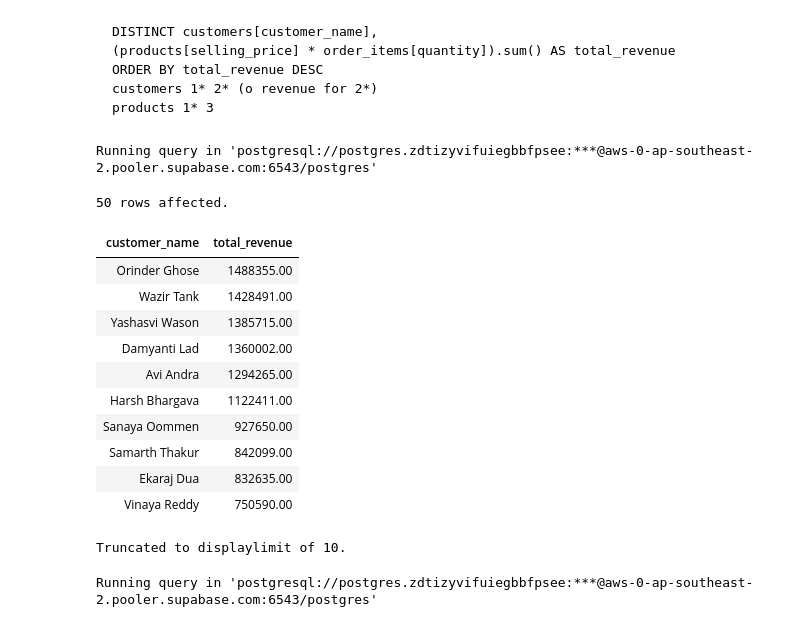
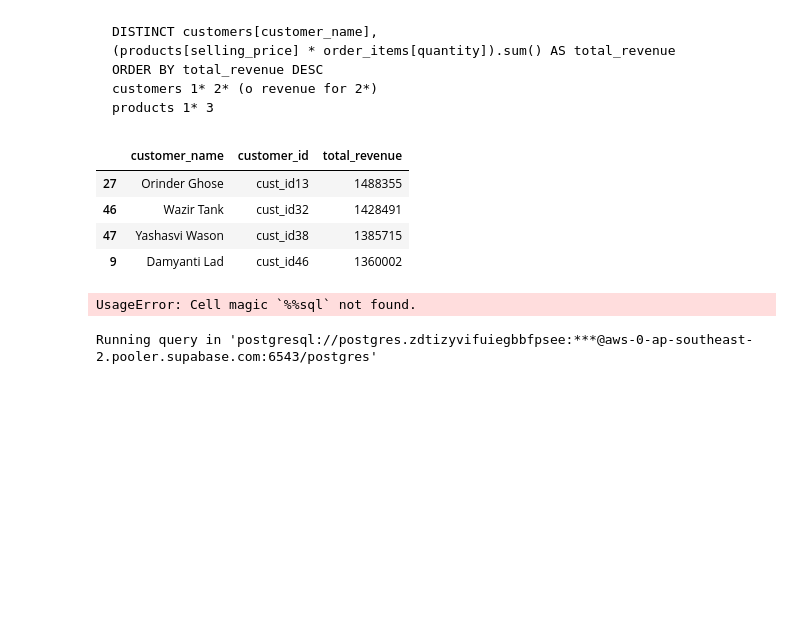
Before and after one commit to umesh-creates/sql_pandas_exercise_and_notes, a Jupyter notebook: retail_analysis exercise/left_join.ipynb, the cells around one changed output. Cells and saved outputs as stored; diff of their text form; code cells hidden in the pictures; blank space fills up the shorter version.

```diff
--- a/retail_analysis exercise/left_join.ipynb
+++ b/retail_analysis exercise/left_join.ipynb
@@ -662,6 +669,28 @@ ORDER BY total_revenue DESC
 customers 1* 2* (o revenue for 2*)
 products 1* 3
 </pre>
+# %%
+merged = (
+    customers
+    .merge(orders, on='customer_id')
+    .merge(order_items, on='order_id')
+    .merge(products, on='product_id')
+)
+merged['total_revenue'] = (
+    merged['selling_price'] * merged['quantity']
+)
+total_revenue = (
+    merged
+    .groupby(['customer_name', 'customer_id'])['total_revenue']
+    .sum()
+).reset_index(name='total_revenue')
+total_revenue.sort_values('total_revenue', ascending=False).head(4)
+# %% [output]
+|  | customer_name | customer_id | total_revenue |
+| 27 | Orinder Ghose | cust_id13 | 1488355 |
+| 46 | Wazir Tank | cust_id32 | 1428491 |
+| 47 | Yashasvi Wason | cust_id38 | 1385715 |
+| 9 | Damyanti Lad | cust_id46 | 1360002 |
 # %%
 %%sql
 SELECT c.customer_name, COALESCE(SUM(p.selling_price * oi.quantity), 0) AS total_revenue
@@ -675,20 +704,7 @@ ON oi.product_id = p.product_id
 GROUP BY c.customer_name,  c.customer_id
 ORDER BY total_revenue DESC;
 # %% [output]
-Running query in 'postgresql://postgres.zdtizyvifuiegbbfpsee:***@aws-0-ap-southeast-2.pooler.supabase.com:6543/postgres'
+UsageError: Cell magic `%%sql` not found.
-50 rows affected.
-| customer_name | total_revenue |
-| Orinder Ghose | 1488355.00 |
-| Wazir Tank | 1428491.00 |
-| Yashasvi Wason | 1385715.00 |
-| Damyanti Lad | 1360002.00 |
-| Avi Andra | 1294265.00 |
-| Harsh Bhargava | 1122411.00 |
-| Sanaya Oommen | 927650.00 |
-| Samarth Thakur | 842099.00 |
-| Ekaraj Dua | 832635.00 |
-| Vinaya Reddy | 750590.00 |
-Truncated to displaylimit of 10.
 # %%
 %%sql
 SELECT * FROM retail_analysis.customers LIMIT 1;
```
Also changed, not shown: parts of 1 cell of this notebook.
